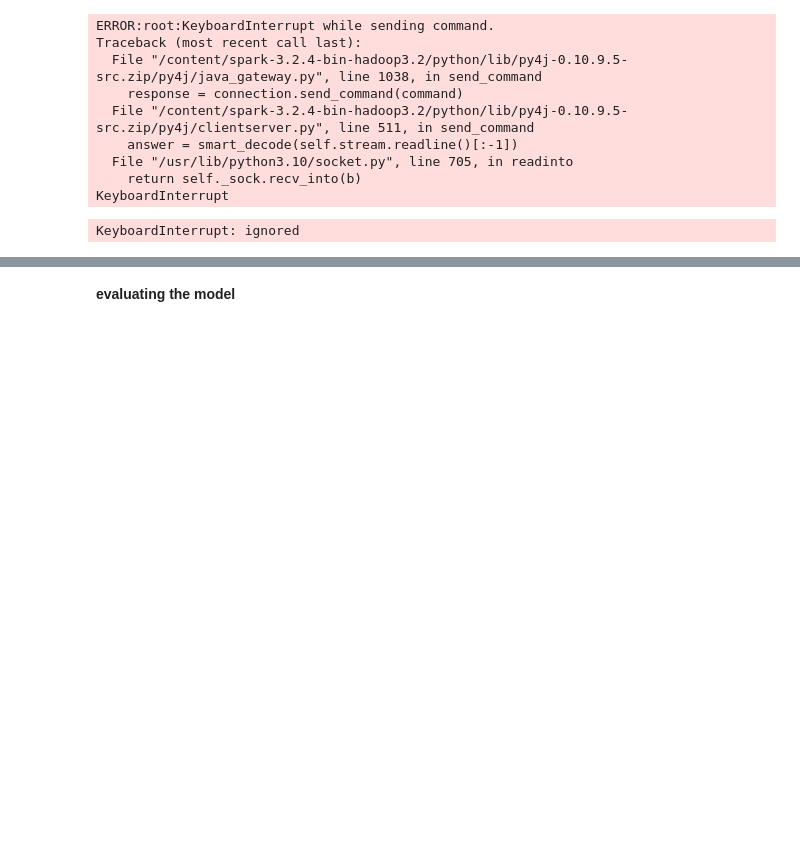
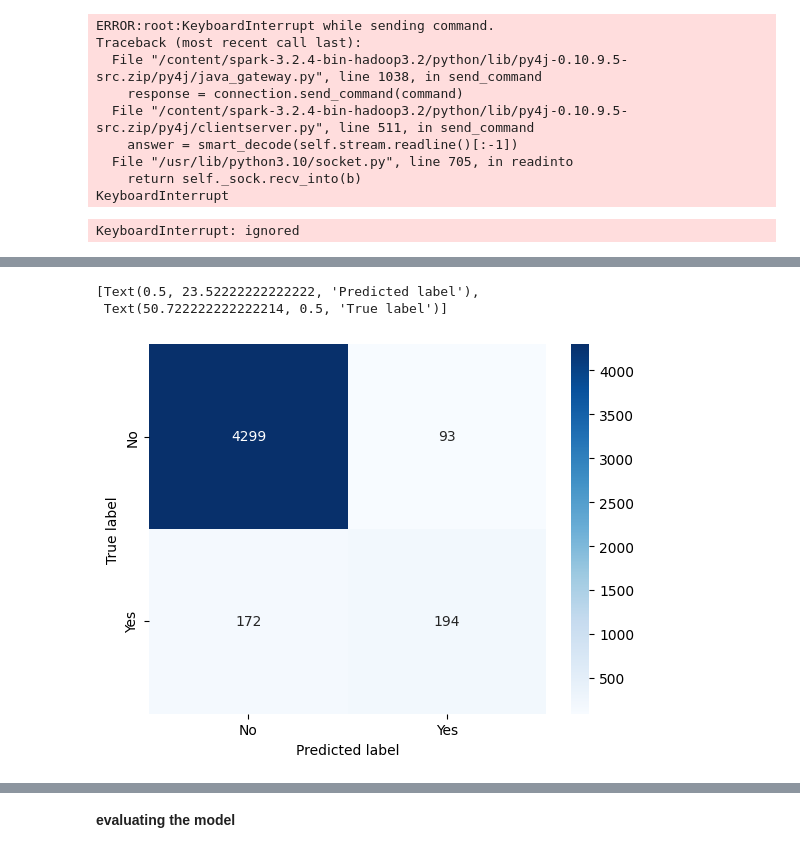
Before and after one commit to annopol/entity-recognition, a Jupyter notebook: Entity_Resolution.ipynb, the cells around one changed output, grey strips where cells are left out. Cells and saved outputs as stored; diff of their text form; code cells hidden in the pictures; blank space fills up the shorter version.

```diff
--- a/Entity_Resolution.ipynb
+++ b/Entity_Resolution.ipynb
@@ -524,9 +516,12 @@ print("F1 Score:", f1_score)
 # %%
 import seaborn as sns
-sns.heatmap(cm, annot=True, cmap="Blues", fmt="d", xticklabels=["No", "Yes"], yticklabels=["No", "Yes"])
-plt.xlabel("Predicted label")
-plt.ylabel("True label")
-plt.show()
+
+s=sns.heatmap(cm, annot=True, cmap="Blues", fmt="d", xticklabels=["No", "Yes"], yticklabels=["No", "Yes"])
+s.set(xlabel='Predicted label', ylabel='True label')
+# %% [output]
+[Text(0.5, 23.52222222222222, 'Predicted label'),
+ Text(50.722222222222214, 0.5, 'True label')]
+[figure, added]
 # %%
 from sklearn.metrics import roc_curve, auc
 import matplotlib.pyplot as plt
```
Also changed, not shown: parts of 16 cells of this notebook.
